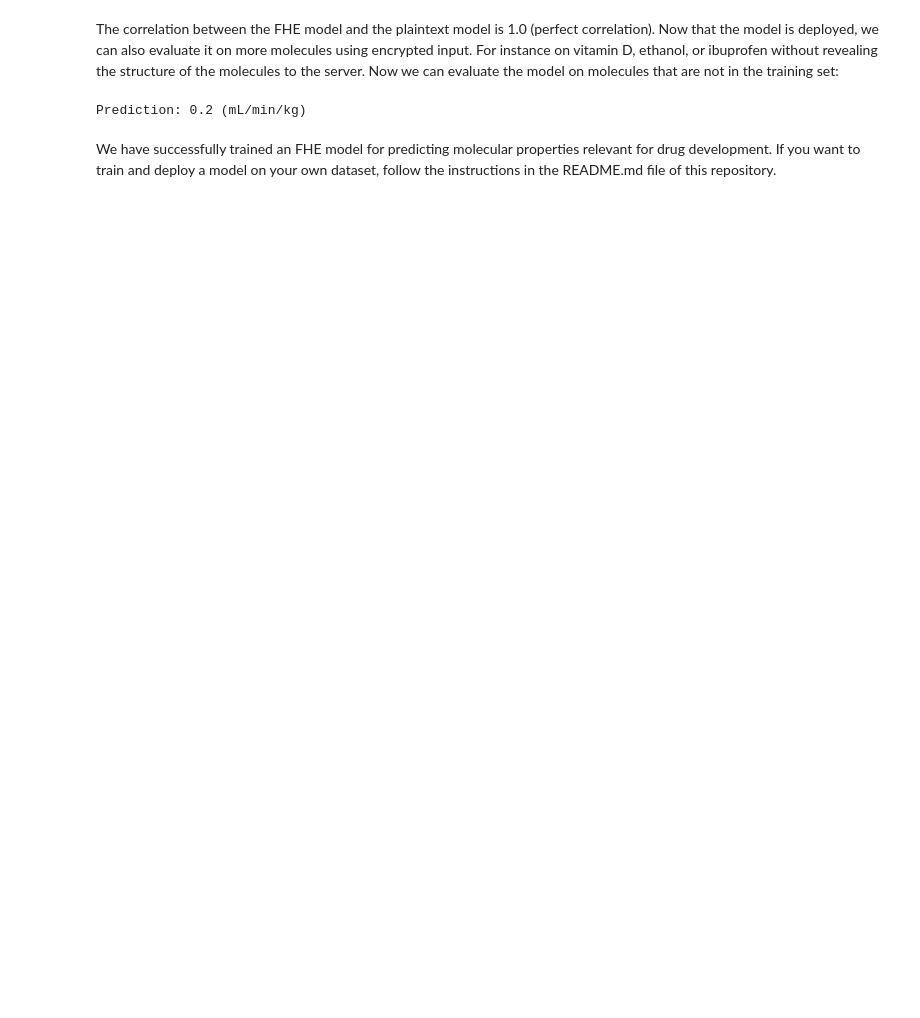
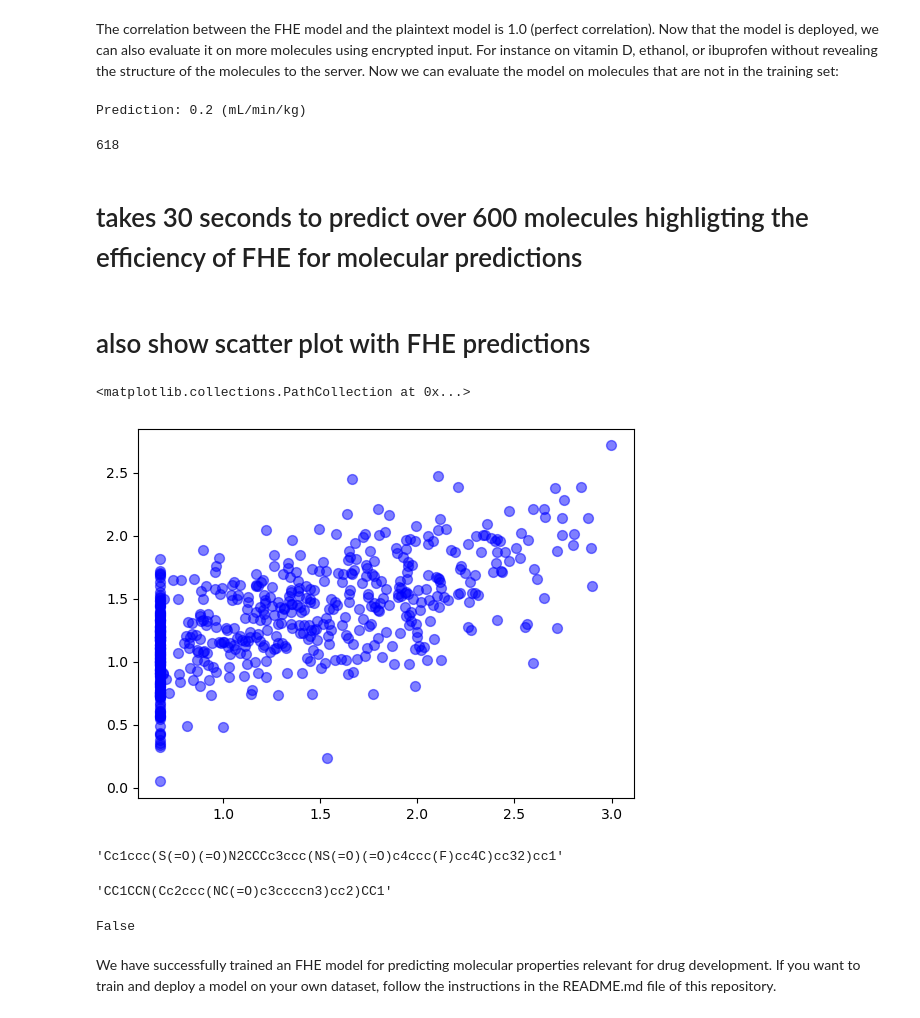
Before and after one commit to vaultchem/molvault, a Jupyter notebook: examples/tutorial/tutorial.ipynb, the cells around one changed output. Saved outputs shown, nothing was run; the diff lists cells and outputs as text; code cells hidden in the pictures; blank space fills up the shorter version.

```diff
--- a/examples/tutorial/tutorial.ipynb
+++ b/examples/tutorial/tutorial.ipynb
@@ -237,2 +246,38 @@ Prediction: 0.2 (mL/min/kg)
+# %%
+len(SMILES_test)
+# %% [output]
+618
+# %% [markdown]
+# takes 30 seconds to predict over 600 molecules highligting the efficiency of FHE for molecular predictions
+# %%
+pred = [predict_ADME(
+    network,
+    fhemodel_client,
+    SMILES_test[i],
+    bits=1024,
+    radius=2,
+) for i in range(len(SMILES_test))]
+#print("Prediction: {:.1f} (mL/min/kg)".format(pred[0][0][0]))
+# %%
+pred = [p[0][0][0] for p in pred]
+# %% [markdown]
+# also show scatter plot with FHE predictions
+# %%
+plt.scatter(y_test, pred, alpha=0.5, s=50, color="blue")  # Bigger, colored markers
+# %% [output]
+<matplotlib.collections.PathCollection at 0x...>
+[figure, added]
+# %%
+SMILES_train[700]
+# %% [output]
+'Cc1ccc(S(=O)(=O)N2CCCc3ccc(NS(=O)(=O)c4ccc(F)cc4C)cc32)cc1'
+# %%
+SMILES_test[232]
+# %% [output]
+'CC1CCN(Cc2ccc(NC(=O)c3ccccn3)cc2)CC1'
+# %%
+"CC(Cc1ccc(cc1)C(C(=O)O)C)C" in np.concatenate((SMILES_train, SMILES_test), axis=0)
+# %% [output]
+False
 # %% [markdown]
 We have successfully trained an FHE model for predicting molecular properties relevant for drug development. If you want to train and deploy a model on your own dataset, follow the instructions in the README.md file of this repository.
```
Also changed, not shown: parts of 8 cells of this notebook, 3 other files.
